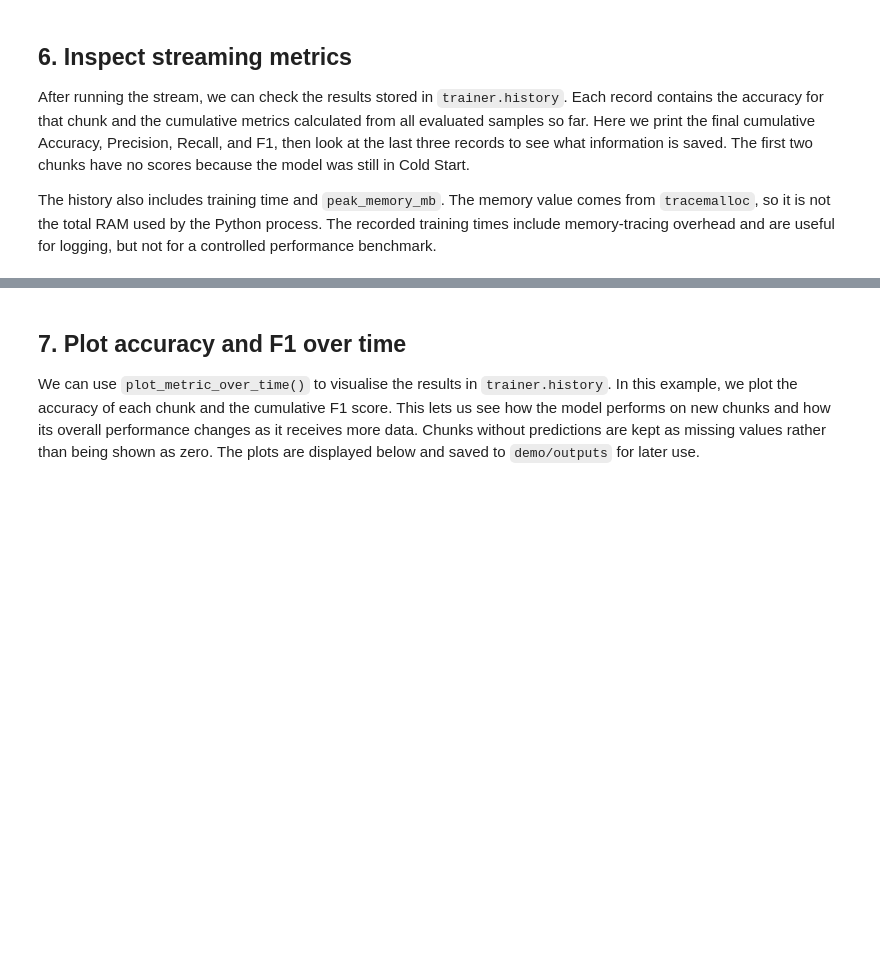
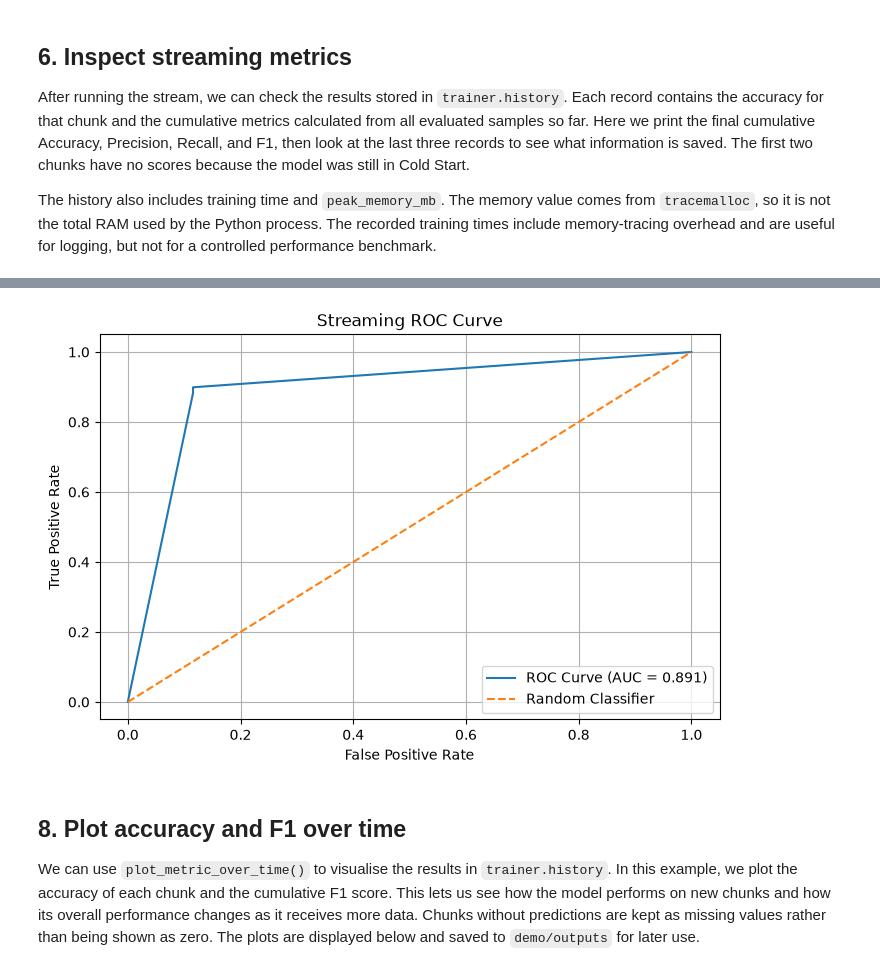
Before and after one commit to sijiejackfan/Assignment-2.1-Programming-for-AI-Group_init_2, a Jupyter notebook: demo/stream_demo.ipynb, the cells around one changed output, grey strips where cells are left out. Drawn from its saved outputs; the diff is of its cells as text; code cells hidden in the pictures; blank space fills up the shorter version.

```diff
--- a/demo/stream_demo.ipynb
+++ b/demo/stream_demo.ipynb
@@ -181,5 +222,34 @@ assert 0.0 <= last["cumulative_accuracy"] <= 1.0
+# %%
+
+from numcompute_stream.metrics import roc_curve
+
+y_true = np.concatenate(trainer.metrics._auc_true)
+y_score = np.concatenate(trainer.metrics._auc_scores)
+
+fpr, tpr, thresholds = roc_curve(y_true, y_score)
+
+fig, ax = plt.subplots(figsize=(8, 5))
+
+ax.plot(
+    fpr, tpr,
+    label=f"ROC Curve (AUC = {trainer.history[-1]['cumulative_auc']:.3f})"
+)
+
+ax.plot([0, 1], [0, 1], "--", label="Random Classifier")
+
+ax.set_xlabel("False Positive Rate")
+ax.set_ylabel("True Positive Rate")
+ax.set_title("Streaming ROC Curve")
+ax.legend()
+ax.grid(True)
+
+fig.savefig("demo/outputs/roc_curve.png")
+plt.show()
+plt.close(fig)
+# %% [output]
+[figure, added]
 # %% [markdown]
-## 7. Plot accuracy and F1 over time
+## 8. Plot accuracy and F1 over time
 
 We can use `plot_metric_over_time()` to visualise the results in `trainer.history`. In this example, we plot the accuracy of each chunk and the cumulative F1 score. This lets us see how the model performs on new chunks and how its overall performance changes as it receives more data. Chunks without predictions are kept as missing values rather than being shown as zero. The plots are displayed below and saved to `demo/outputs` for later use.
 # %%
```
Also changed, not shown: parts of 10 cells of this notebook, 10 other files.
